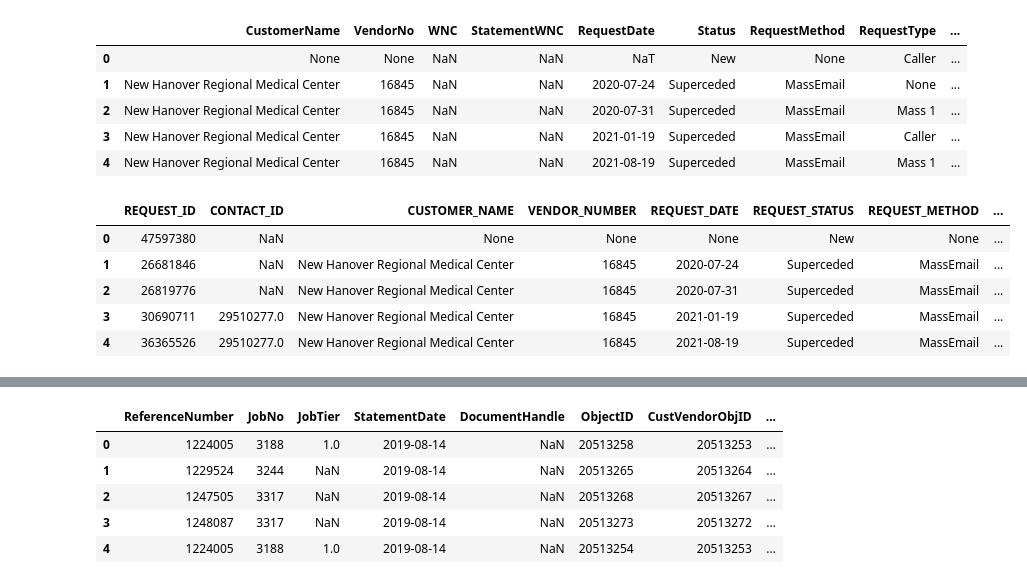
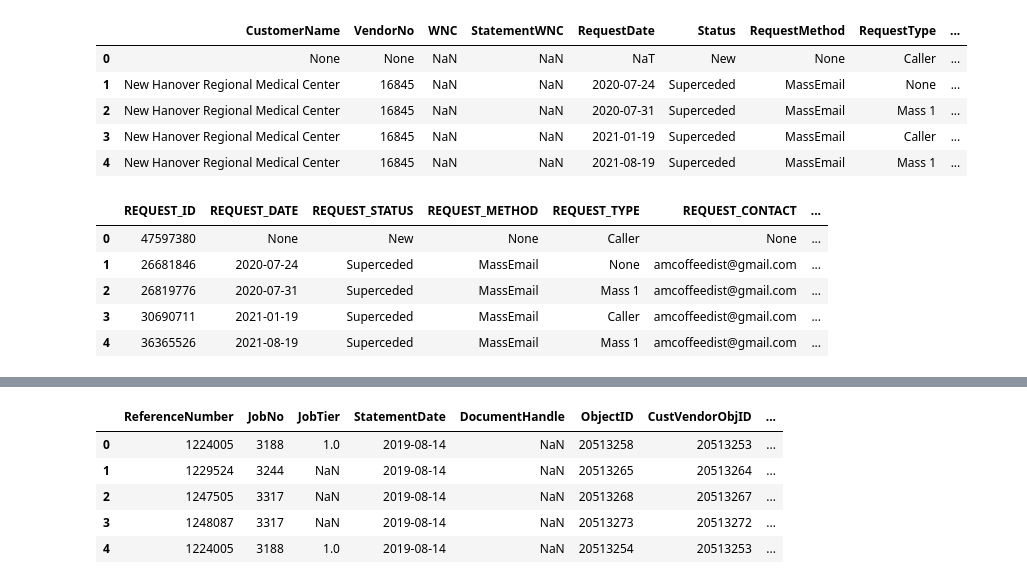
Before and after one commit to cpassorelli/call-reports, a Jupyter notebook: ipython/prepare-activities.ipynb, the cells around one changed output, grey strips where cells are left out. Drawn from its saved outputs; the diff is of its cells as text; code cells hidden in the pictures.

Commit message:
employees, contacts, activities, calls

```diff
--- a/ipython/prepare-activities.ipynb
+++ b/ipython/prepare-activities.ipynb
@@ -418,42 +418,42 @@ requests.select(*requestColumns).limit(5).toPandas()
 # %%
 from pyspark.sql.functions import col, create_map, lit, lower
 
 mapping = create_map(
     lit(0), lit(True),
     lit(1), lit(False)
 )
 
 column = when(lower('Contact').contains('@'), lower('Contact'))
 
 (
     requests
     .withColumn('WNC', mapping[col('WNC')])
     .withColumn('Contact', column)
     .selectExpr(
         'ObjectID as REQUEST_ID',
-        'VendorContactObjectID as CONTACT_ID',
-        'CustomerName as CUSTOMER_NAME',
-        'VendorNo as VENDOR_NUMBER',
+        # 'VendorContactObjectID as CONTACT_ID',
+        # 'CustomerName as CUSTOMER_NAME',
+        # 'VendorNo as VENDOR_NUMBER',
         'cast(RequestDate as date) as REQUEST_DATE',
         'Status as REQUEST_STATUS',
         'RequestMethod as REQUEST_METHOD',
         'RequestType as REQUEST_TYPE',
         'Contact as REQUEST_CONTACT',
-        'RequesterFullName as REQUESTER_NAME',
+        'RequesterFullName as EMPLOYEE_NAME',
         'cast(LastActivityDate as date) as LAST_ACTIVITY_DATE',
         'cast(LastStatementReceivedDate as date) as LAST_RECEIVED_DATE',
         'CurrentAssigneeName as CURRENT_ASSIGNED_NAME'
     )
     .limit(5)
     .toPandas()
 )
 # %% [output]
-|  | REQUEST_ID | CONTACT_ID | CUSTOMER_NAME | VENDOR_NUMBER | REQUEST_DATE | REQUEST_STATUS | REQUEST_METHOD | ... |
-| 0 | 47597380 | NaN | None | None | None | New | None | ... |
-| 1 | 26681846 | NaN | New Hanover Regional Medical Center | 16845 | 2020-07-24 | Superceded | MassEmail | ... |
-| 2 | 26819776 | NaN | New Hanover Regional Medical Center | 16845 | 2020-07-31 | Superceded | MassEmail | ... |
-| 3 | 30690711 | 29510277.0 | New Hanover Regional Medical Center | 16845 | 2021-01-19 | Superceded | MassEmail | ... |
-| 4 | 36365526 | 29510277.0 | New Hanover Regional Medical Center | 16845 | 2021-08-19 | Superceded | MassEmail | ... |
+|  | REQUEST_ID | REQUEST_DATE | REQUEST_STATUS | REQUEST_METHOD | REQUEST_TYPE | REQUEST_CONTACT | ... |
+| 0 | 47597380 | None | New | None | Caller | None | ... |
+| 1 | 26681846 | 2020-07-24 | Superceded | MassEmail | None | amcoffeedist@gmail.com | ... |
+| 2 | 26819776 | 2020-07-31 | Superceded | MassEmail | Mass 1 | amcoffeedist@gmail.com | ... |
+| 3 | 30690711 | 2021-01-19 | Superceded | MassEmail | Caller | amcoffeedist@gmail.com | ... |
+| 4 | 36365526 | 2021-08-19 | Superceded | MassEmail | Mass 1 | amcoffeedist@gmail.com | ... |
 # %%
 # (
 #     requests
```
Also changed, not shown: parts of 21 cells of this notebook, 2 other files.
